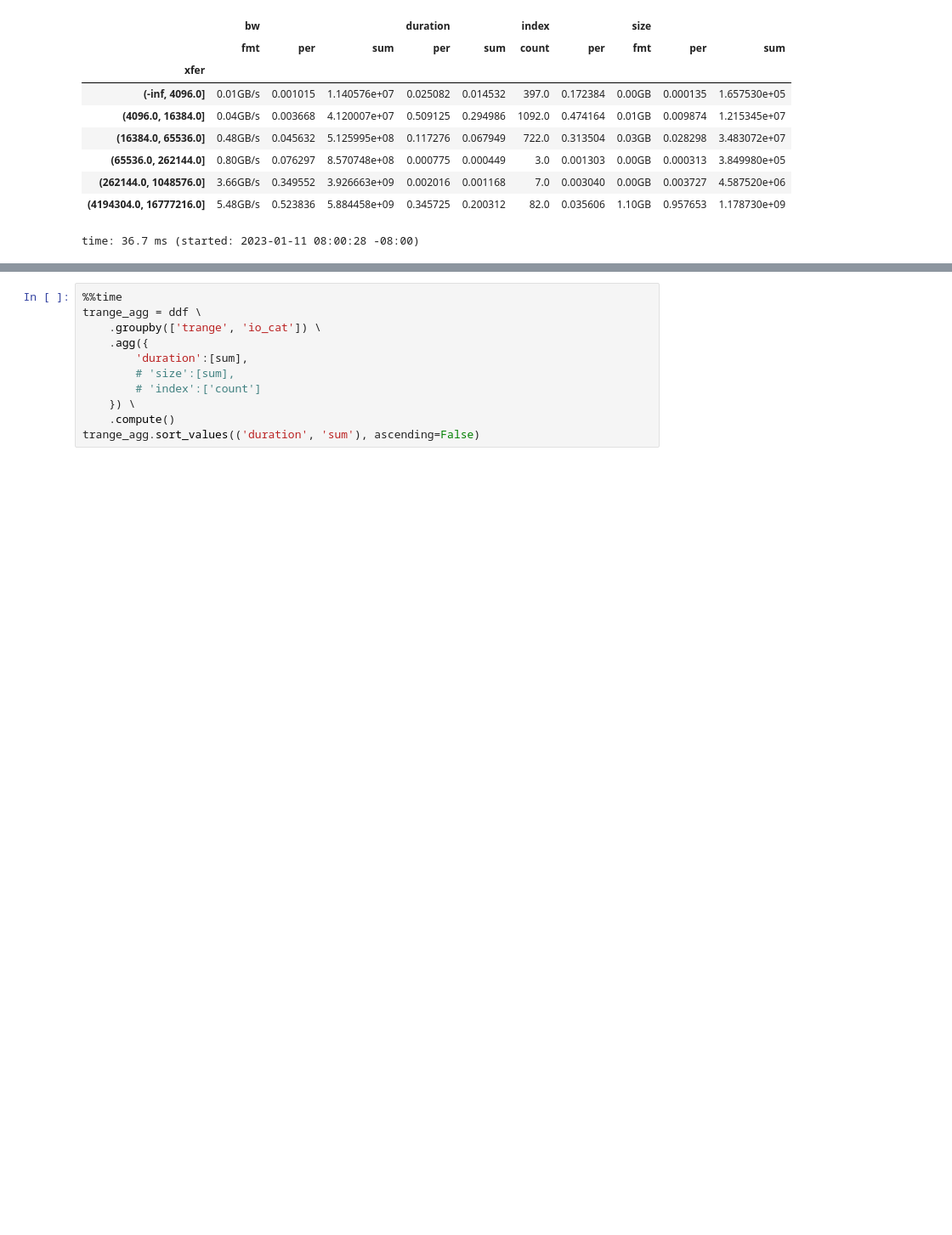
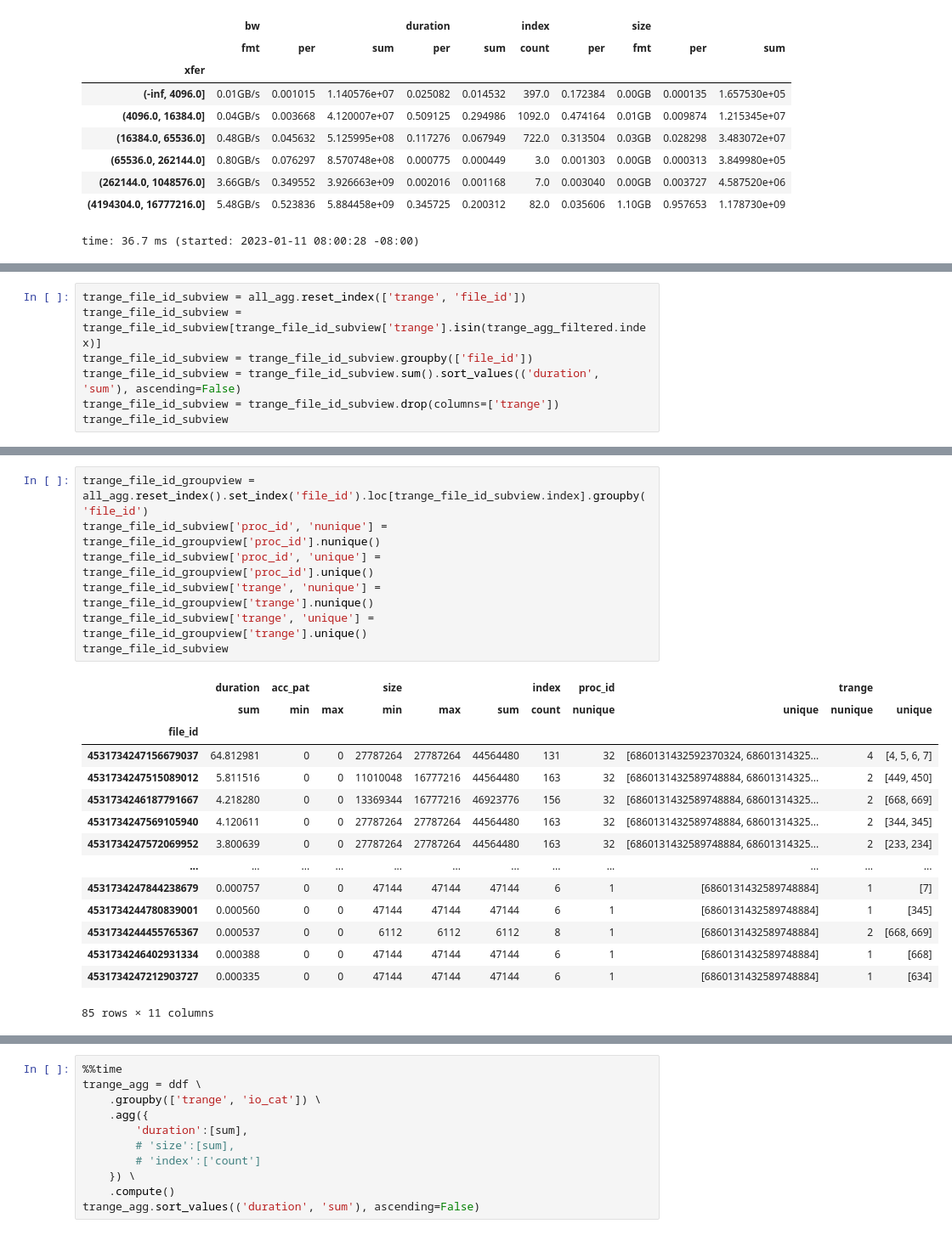
Before and after one commit to izzet/wisio, a Jupyter notebook: notebooks/playground-cm1.ipynb, the cells around one changed output, grey strips where cells are left out. Shown: that part at 85% size. Drawn from its saved outputs; the diff is of its cells as text; blank space fills up the shorter version.

```diff
--- a/notebooks/playground-cm1.ipynb
+++ b/notebooks/playground-cm1.ipynb
@@ -517,0 +695,7 @@ time: 18.2 ms (started: 2023-01-11 08:08:03 -08:00)
+# %%
+trange_file_id_subview = all_agg.reset_index(['trange', 'file_id'])
+trange_file_id_subview = trange_file_id_subview[trange_file_id_subview['trange'].isin(trange_agg_filtered.index)]
+trange_file_id_subview = trange_file_id_subview.groupby(['file_id'])
+trange_file_id_subview = trange_file_id_subview.sum().sort_values(('duration', 'sum'), ascending=False)
+trange_file_id_subview = trange_file_id_subview.drop(columns=['trange'])
+trange_file_id_subview
@@ -517,0 +738,23 @@ time: 18.2 ms (started: 2023-01-11 08:08:03 -08:00)
+# %%
+trange_file_id_groupview = all_agg.reset_index().set_index('file_id').loc[trange_file_id_subview.index].groupby('file_id')
+trange_file_id_subview['proc_id', 'nunique'] = trange_file_id_groupview['proc_id'].nunique()
+trange_file_id_subview['proc_id', 'unique'] = trange_file_id_groupview['proc_id'].unique()
+trange_file_id_subview['trange', 'nunique'] = trange_file_id_groupview['trange'].nunique()
+trange_file_id_subview['trange', 'unique'] = trange_file_id_groupview['trange'].unique()
+trange_file_id_subview
+# %% [output]
+|  | duration | acc_pat |  | size |  |  | index | proc_id |  | trange |  |
+|  | sum | min | max | min | max | sum | count | nunique | unique | nunique | unique |
+| file_id |  |  |  |  |  |  |  |  |  |  |  |
+| 4531734247156679037 | 64.812981 | 0 | 0 | 27787264 | 27787264 | 44564480 | 131 | 32 | [6860131432592370324, 68601314325... | 4 | [4, 5, 6, 7] |
+| 4531734247515089012 | 5.811516 | 0 | 0 | 11010048 | 16777216 | 44564480 | 163 | 32 | [6860131432589748884, 68601314325... | 2 | [449, 450] |
+| 4531734246187791667 | 4.218280 | 0 | 0 | 13369344 | 16777216 | 46923776 | 156 | 32 | [6860131432589748884, 68601314325... | 2 | [668, 669] |
+| 4531734247569105940 | 4.120611 | 0 | 0 | 27787264 | 27787264 | 44564480 | 163 | 32 | [6860131432589748884, 68601314325... | 2 | [344, 345] |
+| 4531734247572069952 | 3.800639 | 0 | 0 | 27787264 | 27787264 | 44564480 | 163 | 32 | [6860131432589748884, 68601314325... | 2 | [233, 234] |
+| ... | ... | ... | ... | ... | ... | ... | ... | ... | ... | ... | ... |
+| 4531734247844238679 | 0.000757 | 0 | 0 | 47144 | 47144 | 47144 | 6 | 1 | [6860131432589748884] | 1 | [7] |
+| 4531734244780839001 | 0.000560 | 0 | 0 | 47144 | 47144 | 47144 | 6 | 1 | [6860131432589748884] | 1 | [345] |
+| 4531734244455765367 | 0.000537 | 0 | 0 | 6112 | 6112 | 6112 | 8 | 1 | [6860131432589748884] | 2 | [668, 669] |
+| 4531734246402931334 | 0.000388 | 0 | 0 | 47144 | 47144 | 47144 | 6 | 1 | [6860131432589748884] | 1 | [668] |
+| 4531734247212903727 | 0.000335 | 0 | 0 | 47144 | 47144 | 47144 | 6 | 1 | [6860131432589748884] | 1 | [634] |
+85 rows × 11 columns
```
Also changed, not shown: parts of 35 cells of this notebook, 10 other files.
